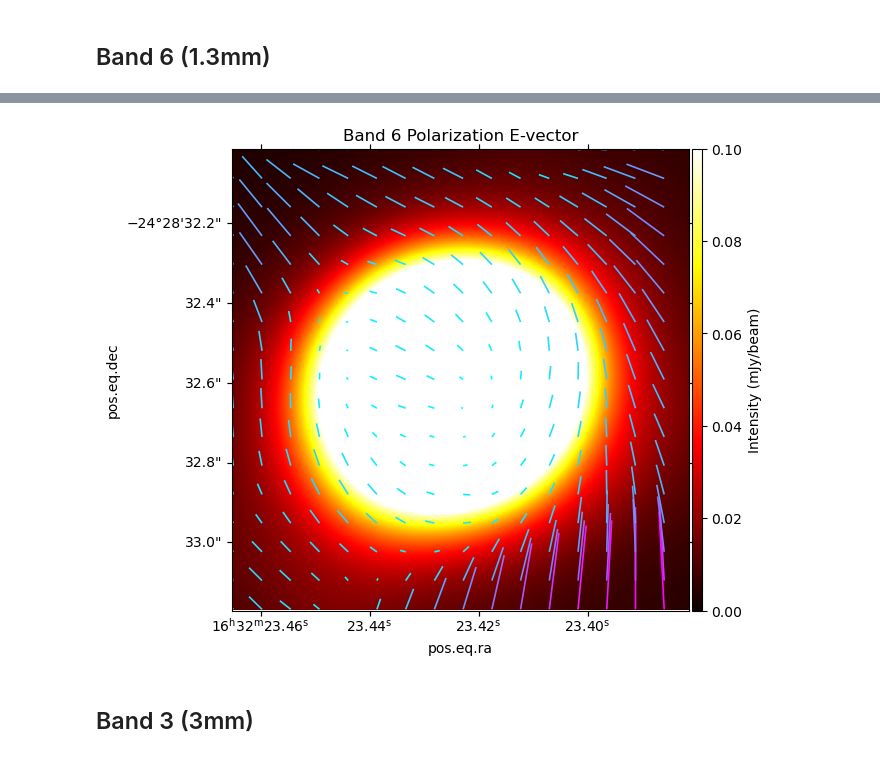
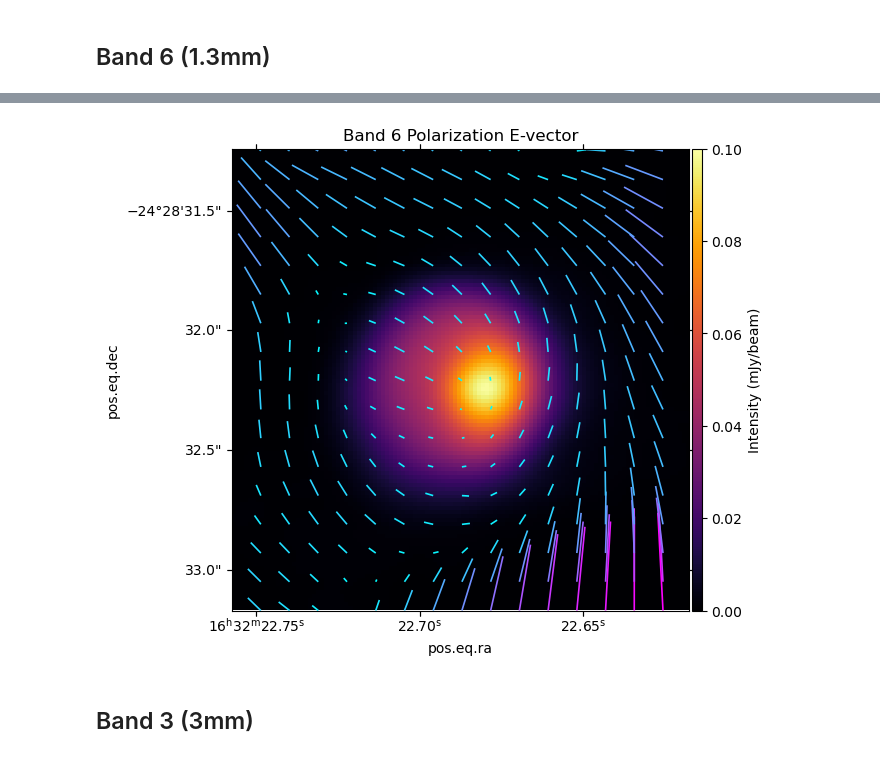
Before and after one commit to hyp0515/IRAS16293B_project, a Jupyter notebook: iras16293b/continuum.ipynb, the cells around one changed output, grey strips where cells are left out. Saved outputs shown, nothing was run; the diff lists cells and outputs as text; code cells hidden in the pictures.

```diff
--- a/iras16293b/continuum.ipynb
+++ b/iras16293b/continuum.ipynb
@@ -86,8 +113,8 @@ fname_kuband_stokeU = '/home/hyp0515/project_data/IRAS16293/image_FITS/JVLA_Kuba
 # %%
-fname_band6_Per  = '/home/hyp0515/project_data/IRAS16293/image_FITS/ALMA_Band6_Pol/c2d_1008_Stokes.Per.regrid.fits'
-fname_qband_Per  = '/home/hyp0515/project_data/IRAS16293/image_FITS/JVLA_Qband_Pol/iras16293_Qband.rob0.Per.regrid.fits'
-fname_kuband_Per = '/home/hyp0515/project_data/IRAS16293/image_FITS/JVLA_Kuband_Pol/rob0/I16293_Kuband_A.rob0.Per.image.tt0.miriad.fits'
+fname_band6_Per  = '~/project_data/IRAS16293/image_FITS/ALMA_Band6_Pol/c2d_1008_Stokes.Per.regrid.fits'
+fname_qband_Per  = '~/project_data/IRAS16293/image_FITS/JVLA_Qband_Pol/iras16293_Qband.rob0.Per.regrid.fits'
+fname_kuband_Per = '~/project_data/IRAS16293/image_FITS/JVLA_Kuband_Pol/rob0/I16293_Kuband_A.rob0.Per.image.tt0.miriad.fits'
 # %%
-fname_band6_PA  = '/home/hyp0515/project_data/IRAS16293/image_FITS/ALMA_Band6_Pol/c2d_1008_Stokes.PA.regrid.fits'
-fname_qband_PA  = '/home/hyp0515/project_data/IRAS16293/image_FITS/JVLA_Qband_Pol/iras16293_Qband.rob0.PA.regrid.fits'
-fname_kuband_PA = '/home/hyp0515/project_data/IRAS16293/image_FITS/JVLA_Kuband_Pol/rob0/I16293_Kuband_A.rob0.PA.image.tt0.miriad.fits'
+fname_band6_PA  = '~/project_data/IRAS16293/image_FITS/ALMA_Band6_Pol/c2d_1008_Stokes.PA.regrid.fits'
+fname_qband_PA  = '~/project_data/IRAS16293/image_FITS/JVLA_Qband_Pol/iras16293_Qband.rob0.PA.regrid.fits'
+fname_kuband_PA = '~/project_data/IRAS16293/image_FITS/JVLA_Kuband_Pol/rob0/I16293_Kuband_A.rob0.PA.image.tt0.miriad.fits'
@@ -94,4 +241,4 @@ fname_kuband_PA = '/home/hyp0515/project_data/IRAS16293/image_FITS/JVLA_Kuband_P
 # %% [markdown]
 ## Band 6 (1.3mm)
 # %%
-data_band6, header_band6, wcs_band6 = get_info(fname_band6_stokeI)
+data_band6, header_band6, wcs_band6 = get_info(fname_band6_stokeI_highres)
@@ -116,2 +249,2 @@ Beam position angle: -65.60 degrees
 # %%
-data_band6_crop, wcs_band6_crop = crop(data_band6, wcs_band6)
+data_band6_crop, wcs_band6_crop = crop(data_band6[0, 0, :, :], wcs_band6)
@@ -265,25 +261,25 @@ plt.show()
 # %%
 # Set up grid for quiver plot (downsample for clarity)
 step = 12
 y, x = np.mgrid[0:data_band6_PA_crop.shape[0], 0:data_band6_PA_crop.shape[1]]
 x_ds = x[::step, ::step]
 y_ds = y[::step, ::step]
 angle_ds = np.deg2rad(data_band6_PA_crop[::step, ::step]) + np.pi / 2
 intensity_ds = data_band6_Per_crop[::step, ::step]
 
 # E-vector components
 u = (intensity_ds/0.02) * np.cos(angle_ds)
 v = (intensity_ds/0.02) * np.sin(angle_ds)
 
 fig = plt.figure(figsize=(8, 6))
-ax = plt.subplot(projection=wcs_band6_Per_crop)
-im = ax.imshow(data_band6_crop, cmap=stokeI_color, origin='lower', vmin=0.00, vmax=0.1)
+ax = plt.subplot(projection=wcs_band6_crop)
+im = ax.imshow(data_band6_crop, cmap=stokeI_color, origin='lower', vmin=0.00, vmax=0.1, extent=[0, data_band6_PA_crop.shape[1], 0, data_band6_PA_crop.shape[0]])
 ax.quiver(x_ds, y_ds, u, v, intensity_ds, cmap='cool', scale=30, headlength=0, headwidth=0, headaxislength=0)
 plt.colorbar(im, ax=ax, pad=0.005, aspect=50, label='Intensity (mJy/beam)')
 plt.title('Band 6 Polarization E-vector')
 plt.show()
 # %% [output]
-[figure, old version]
+[figure, new version]
 # %%
 # data_band6_stokeQ_crop, wcs_band6_stokeQ_crop = crop(data_band6_stokeQ[0, 0, :, :], wcs_band6_stokeQ)
 # data_band6_stokeU_crop, wcs_band6_stokeU_crop = crop(data_band6_stokeU[0, 0, :, :], wcs_band6_stokeU)
```
Also changed, not shown: parts of 32 cells of this notebook, 7 other files.
